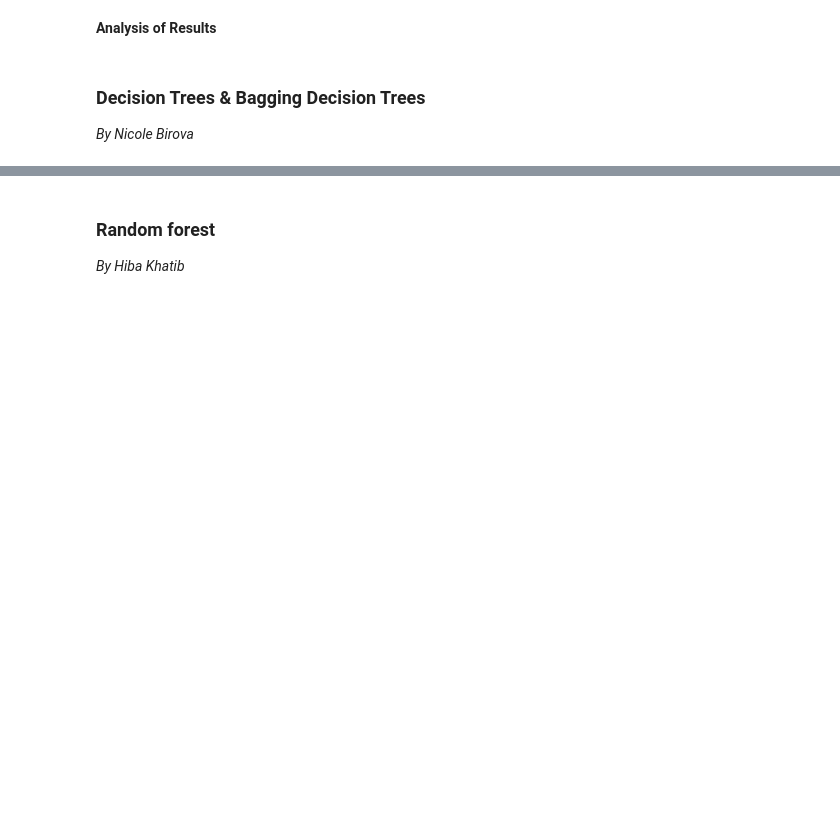
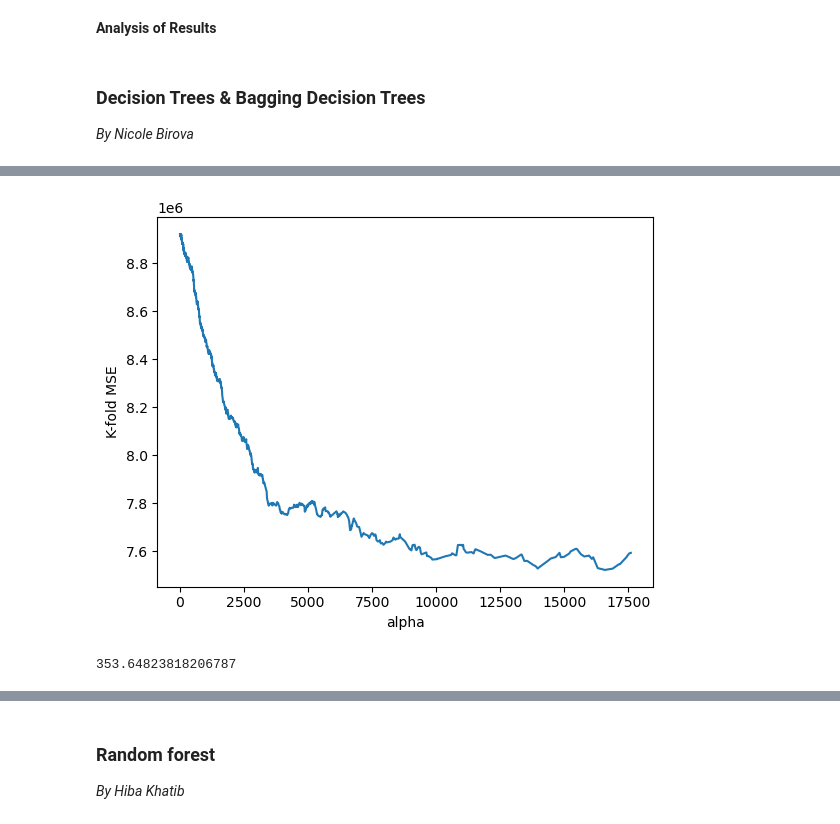
Before and after one commit to hibakhatib/Stat303-3-Final-Project, a Jupyter notebook: Final Project Code - Used Cars.ipynb, the cells around one changed output, grey strips where cells are left out. Cells and saved outputs as stored; diff of their text form; code cells hidden in the pictures; blank space fills up the shorter version.

```diff
--- a/Final Project Code - Used Cars.ipynb
+++ b/Final Project Code - Used Cars.ipynb
@@ -1345,0 +1524,17 @@ print("Tuned BaggingRegressor R2", r2_score(y_test_mars, opt_grid.predict(X_test
+# %%
+#Zooming in to see the alpha where the 5-fold cross validation error is minimizing
+plt.plot(alphas[0:4000],cv_error[0:4000])
+plt.xlabel('alpha')
+plt.ylabel('K-fold MSE');
+# %% [output]
+[figure, added]
+# %%
+stime = tm.time()
+trees=[]
+for i in alphas:
+    tree = DecisionTreeRegressor(ccp_alpha=i,random_state=4)
+    tree.fit(X, y)
+    trees.append(tree)
+print(tm.time()-stime)
+# %% [output]
+353.64823818206787
```
Also changed, not shown: parts of 64 cells of this notebook, 1 other file.
